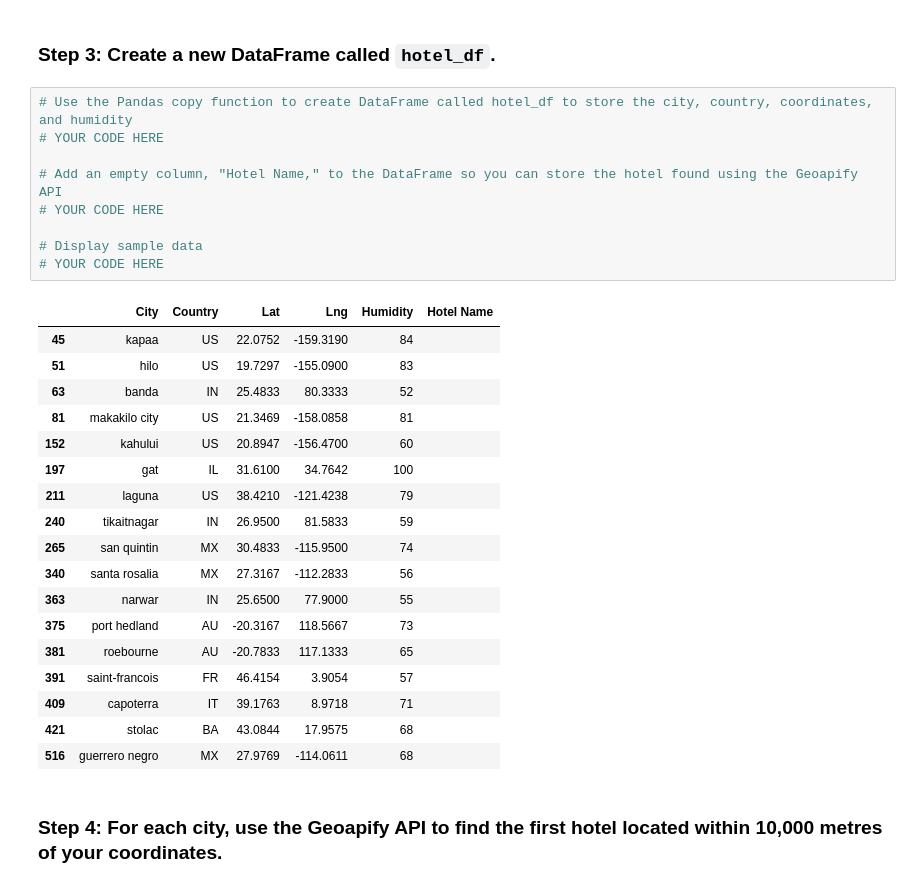
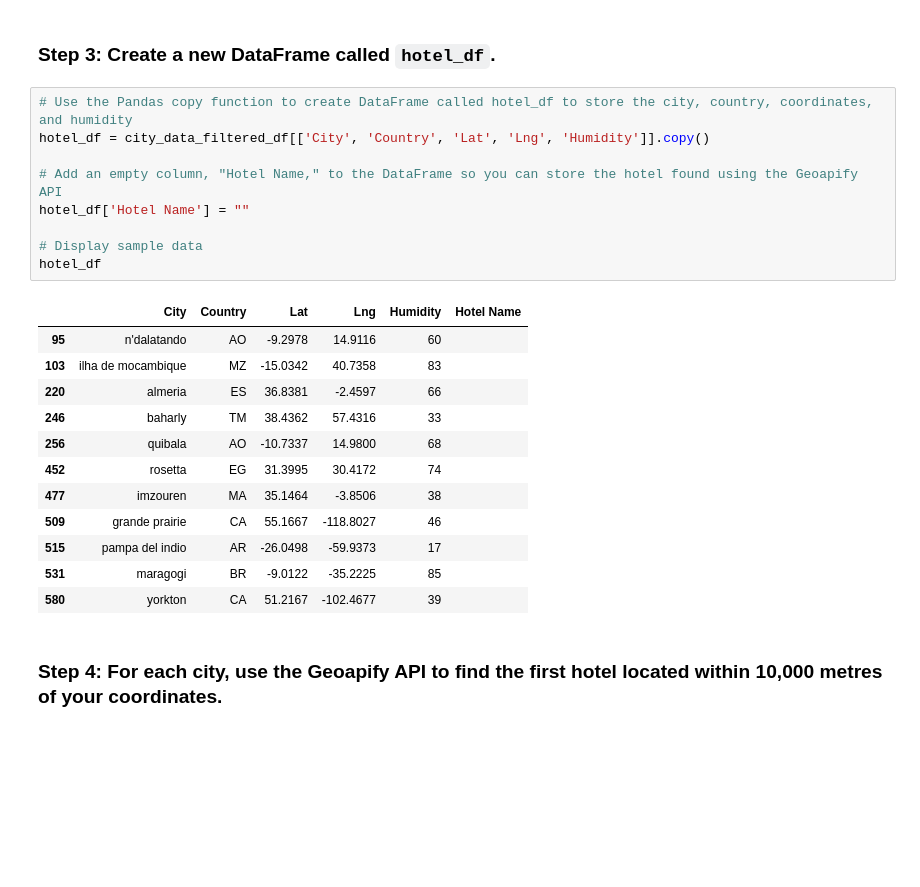
Before and after one commit to maswanwick/python-api-challenge, a Jupyter notebook: api_challenge/VacationPy.ipynb, the cells around one changed output. Drawn from its saved outputs; the diff is of its cells as text; blank space fills up the shorter version.

Commit message:
Completed Step 3: Create hotel dataframe

```diff
--- a/api_challenge/VacationPy.ipynb
+++ b/api_challenge/VacationPy.ipynb
@@ -79,32 +79,26 @@ city_data_filtered_df
 ### Step 3: Create a new DataFrame called `hotel_df`.
 # %%
 # Use the Pandas copy function to create DataFrame called hotel_df to store the city, country, coordinates, and humidity
-# YOUR CODE HERE
+hotel_df = city_data_filtered_df[['City', 'Country', 'Lat', 'Lng', 'Humidity']].copy()
 
 # Add an empty column, "Hotel Name," to the DataFrame so you can store the hotel found using the Geoapify API
-# YOUR CODE HERE
+hotel_df['Hotel Name'] = ""
 
 # Display sample data
-# YOUR CODE HERE
+hotel_df
 # %% [output]
 |  | City | Country | Lat | Lng | Humidity | Hotel Name |
-| 45 | kapaa | US | 22.0752 | -159.3190 | 84 |  |
-| 51 | hilo | US | 19.7297 | -155.0900 | 83 |  |
-| 63 | banda | IN | 25.4833 | 80.3333 | 52 |  |
-| 81 | makakilo city | US | 21.3469 | -158.0858 | 81 |  |
-| 152 | kahului | US | 20.8947 | -156.4700 | 60 |  |
-| 197 | gat | IL | 31.6100 | 34.7642 | 100 |  |
-| 211 | laguna | US | 38.4210 | -121.4238 | 79 |  |
-| 240 | tikaitnagar | IN | 26.9500 | 81.5833 | 59 |  |
-| 265 | san quintin | MX | 30.4833 | -115.9500 | 74 |  |
-| 340 | santa rosalia | MX | 27.3167 | -112.2833 | 56 |  |
-| 363 | narwar | IN | 25.6500 | 77.9000 | 55 |  |
-| 375 | port hedland | AU | -20.3167 | 118.5667 | 73 |  |
-| 381 | roebourne | AU | -20.7833 | 117.1333 | 65 |  |
-| 391 | saint-francois | FR | 46.4154 | 3.9054 | 57 |  |
-| 409 | capoterra | IT | 39.1763 | 8.9718 | 71 |  |
-| 421 | stolac | BA | 43.0844 | 17.9575 | 68 |  |
-| 516 | guerrero negro | MX | 27.9769 | -114.0611 | 68 |  |
+| 95 | n'dalatando | AO | -9.2978 | 14.9116 | 60 |  |
+| 103 | ilha de mocambique | MZ | -15.0342 | 40.7358 | 83 |  |
+| 220 | almeria | ES | 36.8381 | -2.4597 | 66 |  |
+| 246 | baharly | TM | 38.4362 | 57.4316 | 33 |  |
+| 256 | quibala | AO | -10.7337 | 14.9800 | 68 |  |
+| 452 | rosetta | EG | 31.3995 | 30.4172 | 74 |  |
+| 477 | imzouren | MA | 35.1464 | -3.8506 | 38 |  |
+| 509 | grande prairie | CA | 55.1667 | -118.8027 | 46 |  |
+| 515 | pampa del indio | AR | -26.0498 | -59.9373 | 17 |  |
+| 531 | maragogi | BR | -9.0122 | -35.2225 | 85 |  |
+| 580 | yorkton | CA | 51.2167 | -102.4677 | 39 |  |
 # %% [markdown]
 ### Step 4: For each city, use the Geoapify API to find the first hotel located within 10,000 metres of your coordinates.
 # %%
```
